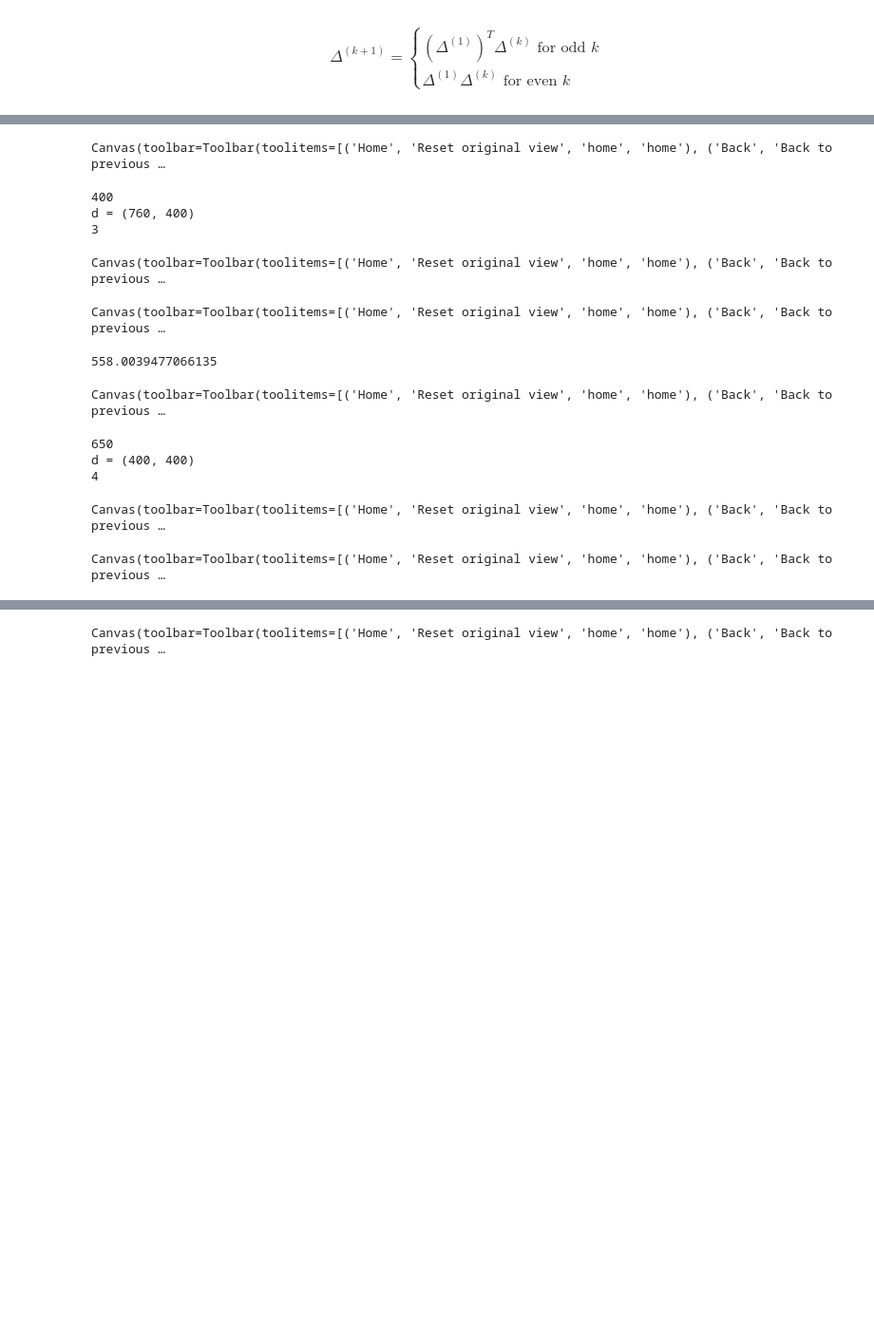
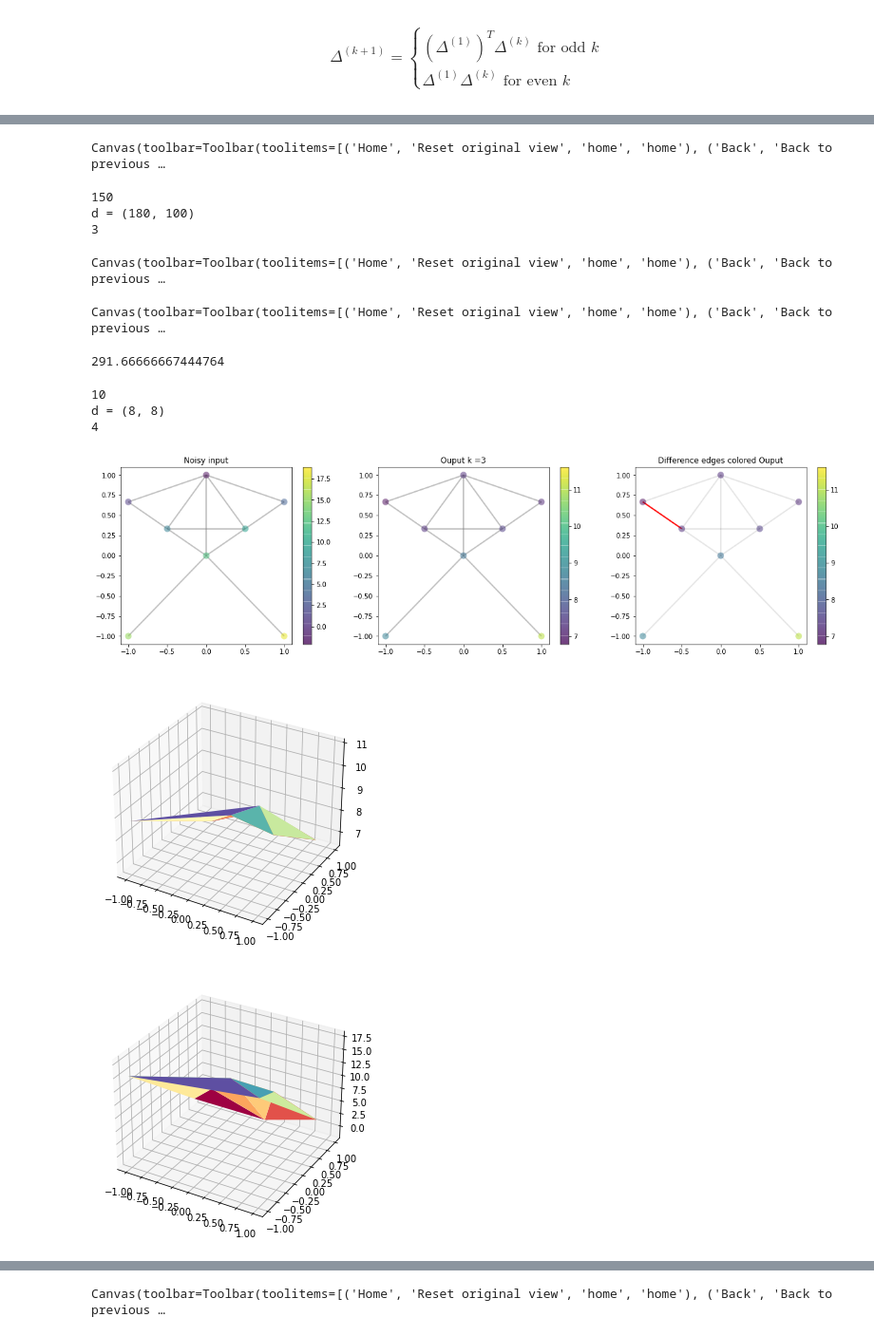
Before and after one commit to DorianJoubaud/Trend-Filtering-On-Graphs, a Jupyter notebook: Trend_Filtering_On_Graphs.ipynb, the cells around one changed output, grey strips where cells are left out. Shown at 95% size. Saved outputs shown, nothing was run; the diff lists cells and outputs as text; code cells hidden in the pictures; blank space fills up the shorter version.

```diff
--- a/Trend_Filtering_On_Graphs.ipynb
+++ b/Trend_Filtering_On_Graphs.ipynb
@@ -333,18 +367,16 @@ g.plot(z_bruit.flatten())
 # %%
-prob_k_0 = TFOG(1, z_bruit.flatten(),g ,graph_size)
-prob_k_1 = TFOG(2, z_bruit.flatten(),g ,graph_size)
-prob_k_2 = TFOG(3, z_bruit.flatten(),g ,graph_size)
-prob_k_3 = TFOG(4, z_bruit.flatten(),g ,graph_size)
-prob_k_4 = TFOG(5, z_bruit.flatten(),g ,graph_size)
-prob_k_5 = TFOG(6, z_bruit.flatten(),g ,graph_size)
+prob_k_0 = TFOG(1, z_bruit.flatten(),G ,graph_size)
+prob_k_1 = TFOG(2, z_bruit.flatten(),G ,graph_size)
+prob_k_2 = TFOG(3, z_bruit.flatten(),G ,graph_size)
+prob_k_3 = TFOG(4, z_bruit.flatten(),G ,graph_size)
+prob_k_4 = TFOG(5, z_bruit.flatten(),G ,graph_size)
+prob_k_5 = TFOG(6, z_bruit.flatten(),G ,graph_size)
 
-prob_k_10 = TFOG(11, z_bruit.flatten(),g ,graph_size)
+
 print(f'Lambda max for k = 0 : {prob_k_0.lambda_max()}')
 print(f'Lambda max for k = 1 : {prob_k_1.lambda_max()}')
 print(f'Lambda max for k = 2 : {prob_k_2.lambda_max()}')
 print(f'Lambda max for k = 3 : {prob_k_3.lambda_max()}')
 print(f'Lambda max for k = 4 : {prob_k_4.lambda_max()}')
 print(f'Lambda max for k = 5 : {prob_k_5.lambda_max()}')
-
-print(f'Lambda max for k = 10 : {prob_k_10.lambda_max()}')
 # %% [output]
@@ -391,25 +418,25 @@ Canvas(toolbar=Toolbar(toolitems=[('Home', 'Reset original view', 'home', 'home'
 # %%
-prob_k_2.summary(vlambda = 400, accu = 1e-4)
+prob_k_2.summary(vlambda = 150, accu = 1e-4)
 prob_k_2.plot_3d()
 prob_k_2.plot_3d_signal()
 prob_k_2.lambda_max()
 # %% [output]
 Canvas(toolbar=Toolbar(toolitems=[('Home', 'Reset original view', 'home', 'home'), ('Back', 'Back to previous …
-400
-d = (760, 400)
+150
+d = (180, 100)
 3
 Canvas(toolbar=Toolbar(toolitems=[('Home', 'Reset original view', 'home', 'home'), ('Back', 'Back to previous …
 Canvas(toolbar=Toolbar(toolitems=[('Home', 'Reset original view', 'home', 'home'), ('Back', 'Back to previous …
-558.0039477066135
+291.66666667444764
 # %%
-prob_k_3.summary(vlambda = 650, accu = 1e-1)
+prob_k_3.summary(vlambda = 10, accu = 1e-4)
 prob_k_3.plot_3d()
 prob_k_3.plot_3d_signal()
 # %% [output]
-Canvas(toolbar=Toolbar(toolitems=[('Home', 'Reset original view', 'home', 'home'), ('Back', 'Back to previous …
+10
+d = (8, 8)
+4
-650
-d = (400, 400)
-4
-Canvas(toolbar=Toolbar(toolitems=[('Home', 'Reset original view', 'home', 'home'), ('Back', 'Back to previous …
-Canvas(toolbar=Toolbar(toolitems=[('Home', 'Reset original view', 'home', 'home'), ('Back', 'Back to previous …
+[figure, added]
+[figure, added]
+[figure, added]
 # %%
```
Also changed, not shown: parts of 14 cells of this notebook, 3 other files.
